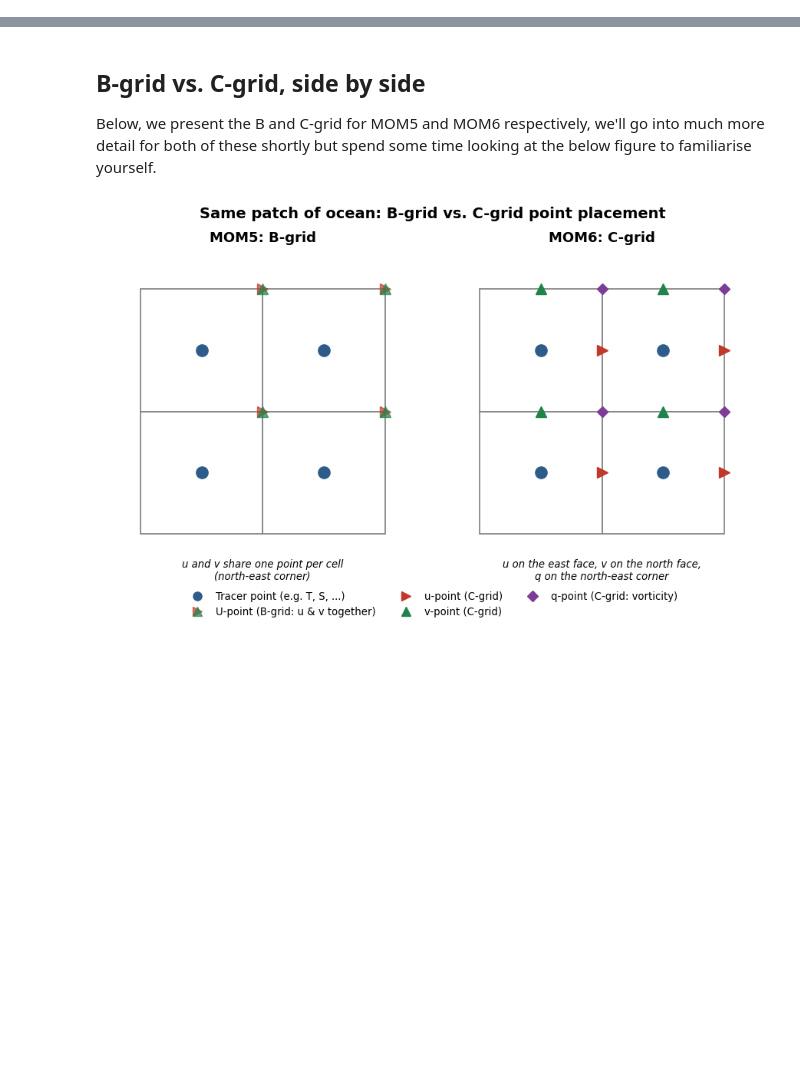
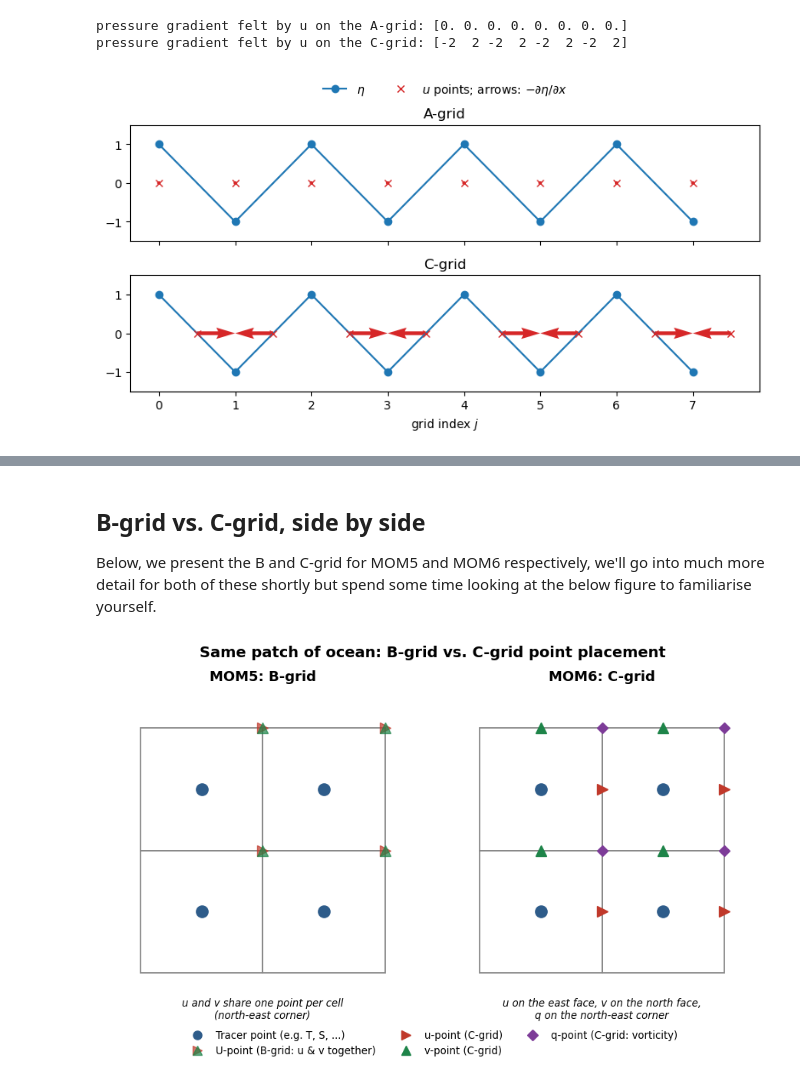
Before and after one commit to COSIMA/cosima-recipes, a Jupyter notebook: 01-Cooking-Tutorials/01-Basics/04-Understanding_MOM5_MOM6_grids.ipynb, the cells around one changed output, grey strips where cells are left out. Drawn from its saved outputs; the diff is of its cells as text; code cells hidden in the pictures; blank space fills up the shorter version.

```diff
--- a/01-Cooking-Tutorials/01-Basics/04-Understanding_MOM5_MOM6_grids.ipynb
+++ b/01-Cooking-Tutorials/01-Basics/04-Understanding_MOM5_MOM6_grids.ipynb
@@ -88,0 +94,33 @@ import grid_schematics
+# %%
+import matplotlib.pyplot as plt
+import numpy as np
+
+# Grid-scale "checkerboard" noise in the sea-surface height, on a periodic 1D grid (dx = 1).
+eta = np.array([1, -1, 1, -1, 1, -1, 1, -1])
+x = np.arange(len(eta))
+
+# A-grid: u sits at the same points as eta, so it feels the centred difference
+# (eta[j+1] - eta[j-1]) / 2, which skips over eta[j] itself.
+detadx_A = (np.roll(eta, -1) - np.roll(eta, 1)) / 2
+
+# C-grid: u sits halfway between eta points, so it feels eta[j+1] - eta[j].
+detadx_C = np.roll(eta, -1) - eta
+
+print("pressure gradient felt by u on the A-grid:", detadx_A)
+print("pressure gradient felt by u on the C-grid:", detadx_C)
+
+fig, axs = plt.subplots(2, 1, figsize=(8, 4.5), sharex=True)
+for ax, xu, detadx, name in zip(axs, [x, x + 0.5], [detadx_A, detadx_C], ["A-grid", "C-grid"]):
+    ax.plot(x, eta, "o-", color="tab:blue", label=r"$\eta$")
+    ax.quiver(xu, np.zeros_like(xu), -detadx, np.zeros_like(xu), color="tab:red",
+              angles="xy", scale_units="xy", scale=4, width=0.006)
+    ax.plot(xu, np.zeros_like(xu), "x", color="tab:red", label=r"$u$ points; arrows: $-\partial\eta/\partial x$")
+    ax.set_title(name)
+    ax.set_ylim(-1.5, 1.5)
+axs[1].set_xlabel("grid index $j$")
+axs[0].legend(loc="lower center", bbox_to_anchor=(0.5, 1.15), ncol=2, frameon=False)
+plt.tight_layout()
+# %% [output]
+pressure gradient felt by u on the A-grid: [0. 0. 0. 0. 0. 0. 0. 0.]
+pressure gradient felt by u on the C-grid: [-2  2 -2  2 -2  2 -2  2]
+[figure, added]
```
Also changed, not shown: parts of 9 cells of this notebook.
